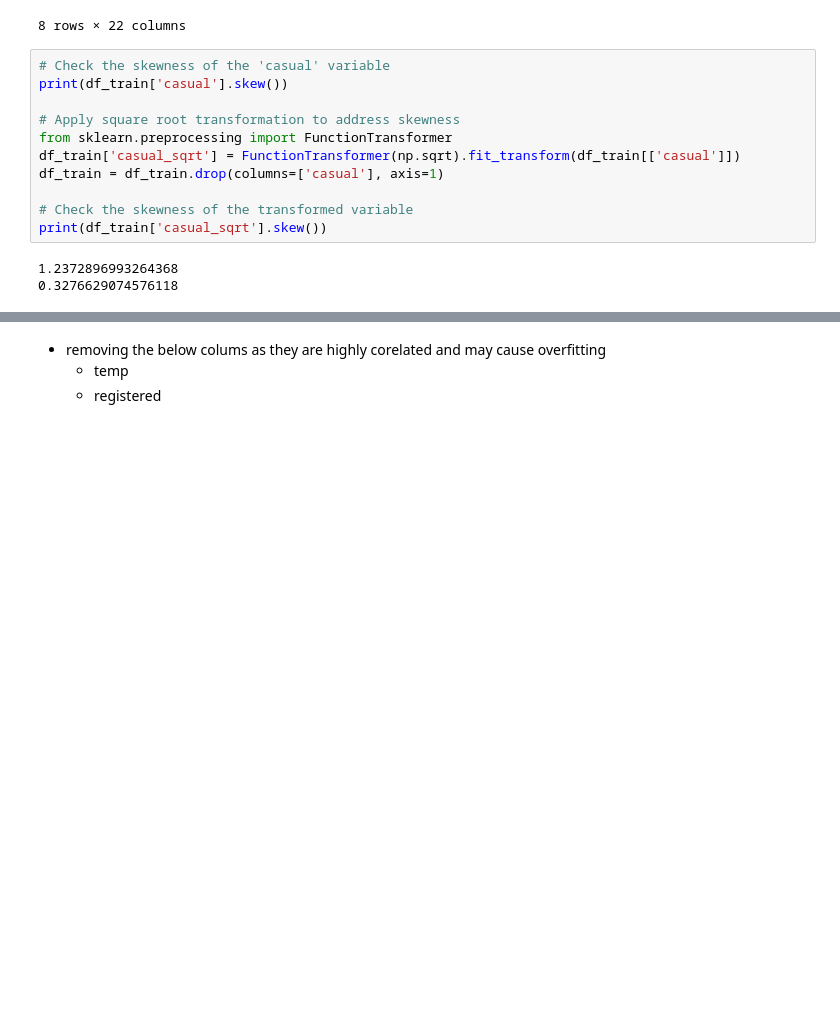
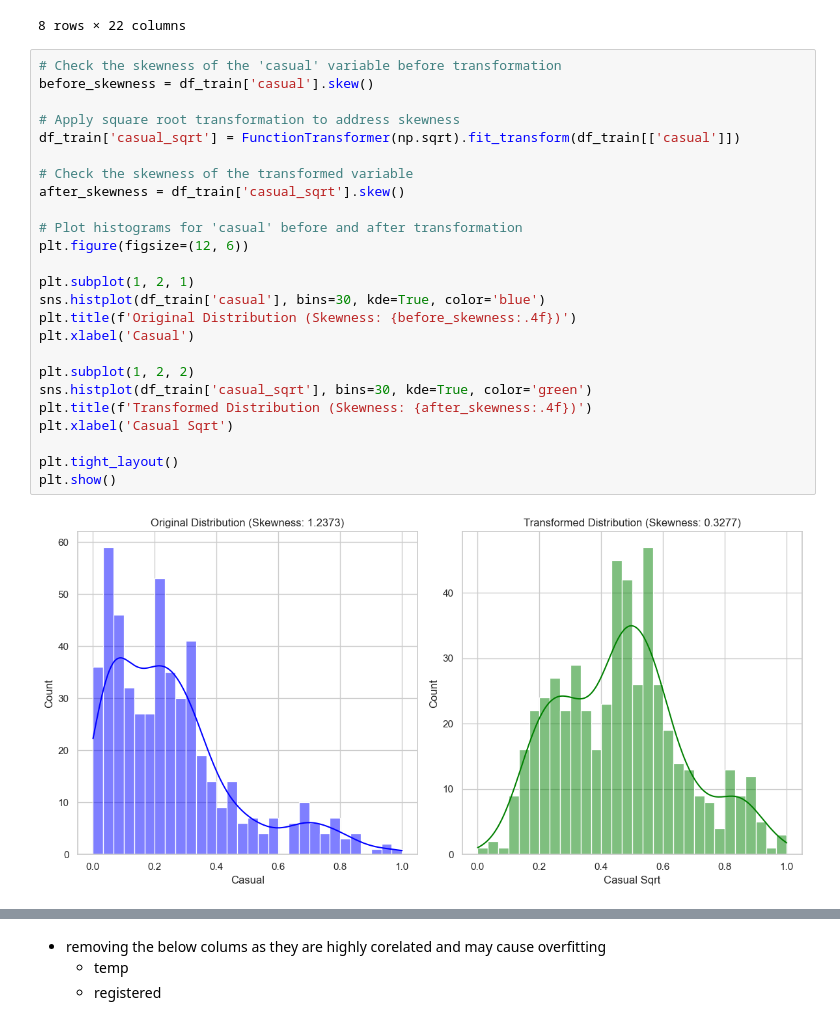
Before and after one commit to karma9791/Building_Bike_Demand_Model, a Jupyter notebook: test_code.ipynb, the cells around one changed output, grey strips where cells are left out. Saved outputs shown, nothing was run; the diff lists cells and outputs as text; blank space fills up the shorter version.

```diff
--- a/Buildinfg_Bike_Demand_Model.ipynb
+++ b/test_code.ipynb
@@ -508,19 +525,32 @@ df_train.describe()
 | max | 1.000000 | 1.000000 | 1.000000 | 1.000000 | 1.000000 | 1.000000 | 1.000000 | 1.000000 | 1.000000 | 1.000000 | ... |
 8 rows × 22 columns
 # %%
-# Check the skewness of the 'casual' variable
-print(df_train['casual'].skew())
+# Check the skewness of the 'casual' variable before transformation
+before_skewness = df_train['casual'].skew()
 
 # Apply square root transformation to address skewness
-from sklearn.preprocessing import FunctionTransformer
 df_train['casual_sqrt'] = FunctionTransformer(np.sqrt).fit_transform(df_train[['casual']])
-df_train = df_train.drop(columns=['casual'], axis=1)
 
 # Check the skewness of the transformed variable
-print(df_train['casual_sqrt'].skew())
+after_skewness = df_train['casual_sqrt'].skew()
+
+# Plot histograms for 'casual' before and after transformation
+plt.figure(figsize=(12, 6))
+
+plt.subplot(1, 2, 1)
+sns.histplot(df_train['casual'], bins=30, kde=True, color='blue')
+plt.title(f'Original Distribution (Skewness: {before_skewness:.4f})')
+plt.xlabel('Casual')
+
+plt.subplot(1, 2, 2)
+sns.histplot(df_train['casual_sqrt'], bins=30, kde=True, color='green')
+plt.title(f'Transformed Distribution (Skewness: {after_skewness:.4f})')
+plt.xlabel('Casual Sqrt')
+
+plt.tight_layout()
+plt.show()
 # %% [output]
-1.2372896993264368
-0.3276629074576118
+[figure, added]
 # %%
 ## Modeling
 # heatMap
```
Also changed, not shown: parts of 80 cells of this notebook.
